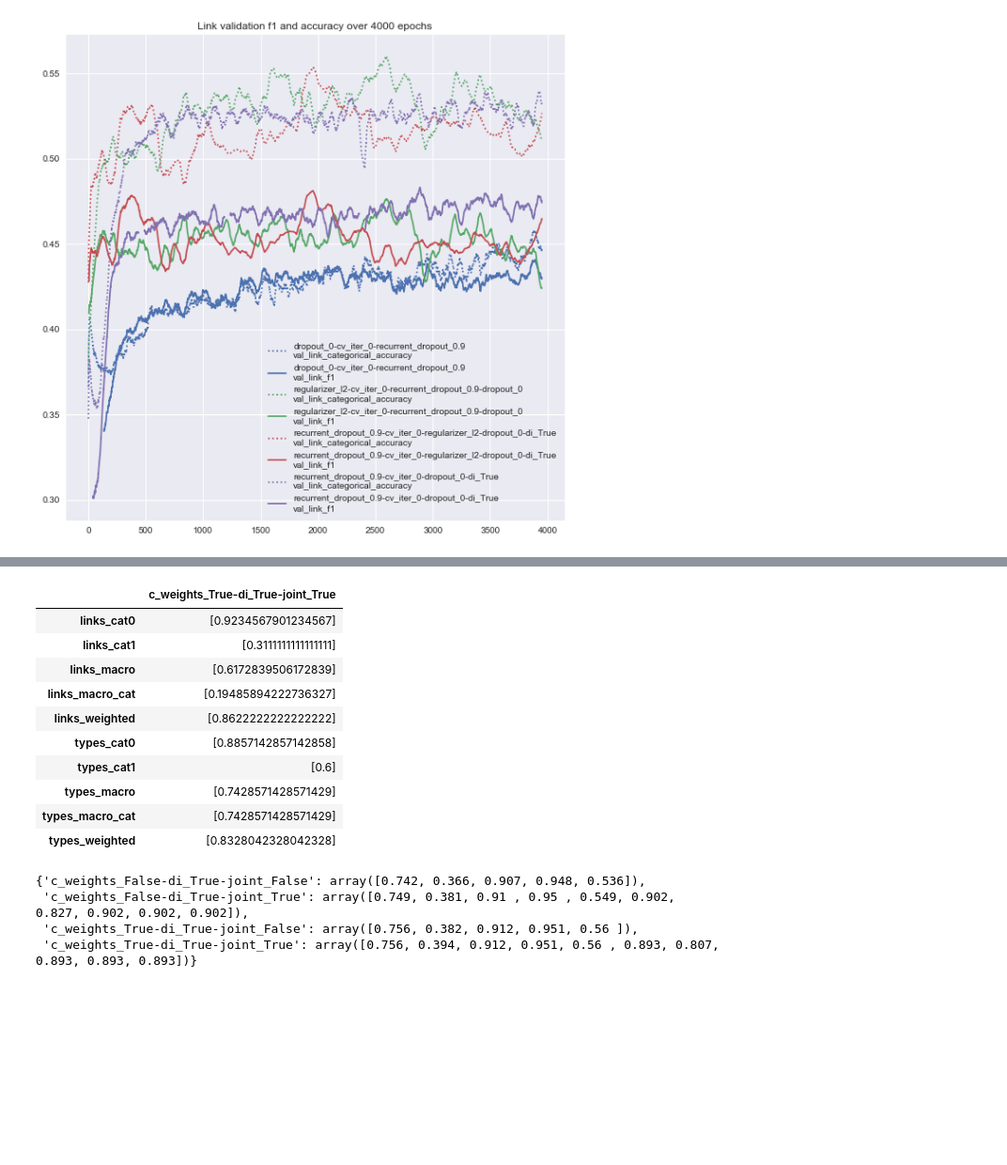
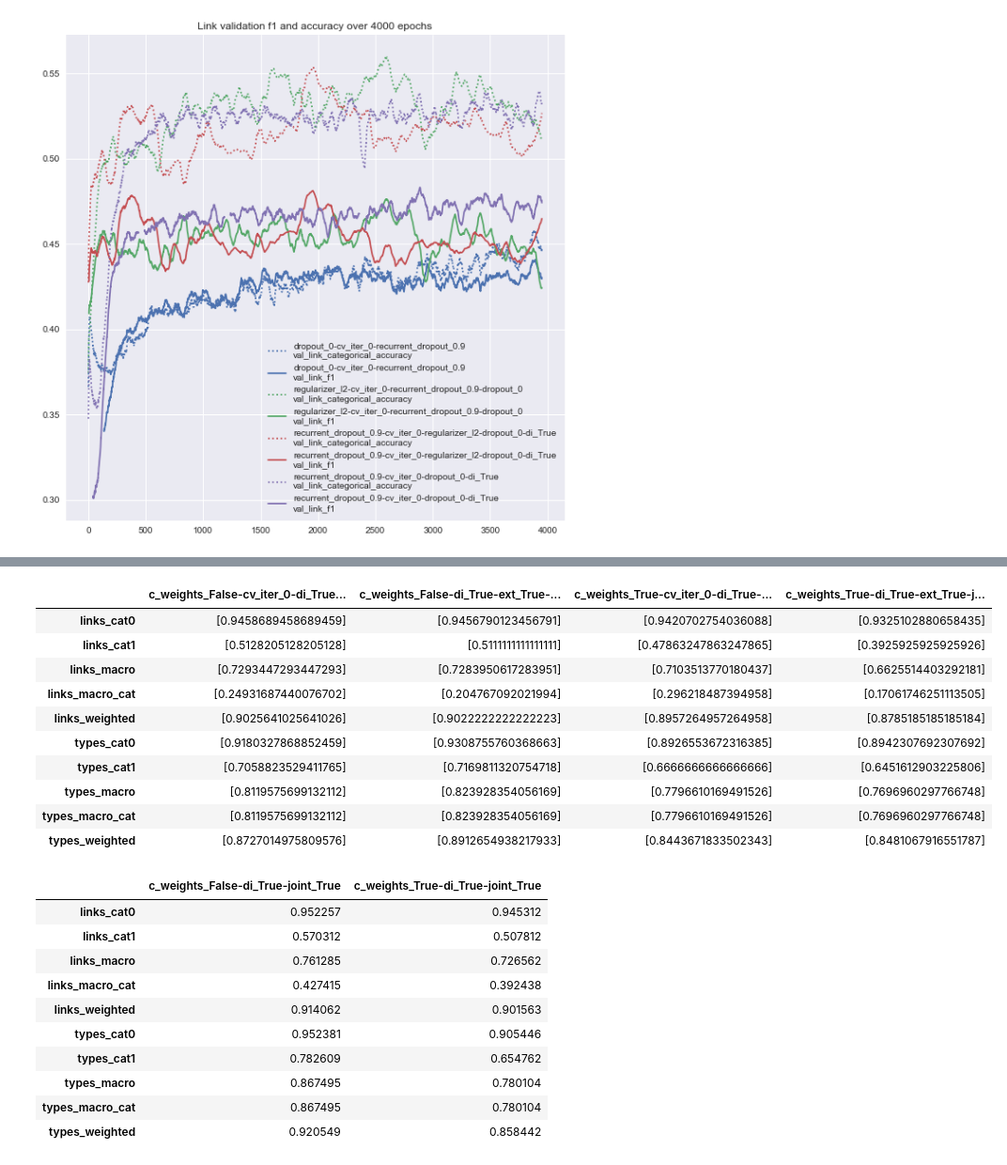
Before and after one commit to oguzserbetci/argmin2017, a Jupyter notebook: notebooks/Analyse output.ipynb, the cells around one changed output, grey strips where cells are left out. Shown at 94% size. Drawn from its saved outputs; the diff is of its cells as text; code cells hidden in the pictures; blank space fills up the shorter version.

```diff
--- a/notebooks/Analyse output.ipynb
+++ b/notebooks/Analyse output.ipynb
@@ -177,22 +180,29 @@ defaultdict(list,
 # %%
 # test_results = {param: np.mean(param_res, 0) for param, param_res in cw_joint_results['tests'].items()}
-pd.DataFrame(cw_joint_results['tests'])
+pd.DataFrame(large_results2['tests'])#.apply(lambda x: np.mean(np.stack(x), axis=-1))
 # %% [output]
-|  | c_weights_True-di_True-joint_True |
-| links_cat0 | [0.9234567901234567] |
-| links_cat1 | [0.3111111111111111] |
-| links_macro | [0.6172839506172839] |
-| links_macro_cat | [0.19485894222736327] |
-| links_weighted | [0.8622222222222222] |
-| types_cat0 | [0.8857142857142858] |
-| types_cat1 | [0.6] |
-| types_macro | [0.7428571428571429] |
-| types_macro_cat | [0.7428571428571429] |
-| types_weighted | [0.8328042328042328] |
+|  | c_weights_False-cv_iter_0-di_True... | c_weights_False-di_True-ext_True-... | c_weights_True-cv_iter_0-di_True-... | c_weights_True-di_True-ext_True-j... |
+| links_cat0 | [0.9458689458689459] | [0.9456790123456791] | [0.9420702754036088] | [0.9325102880658435] |
+| links_cat1 | [0.5128205128205128] | [0.5111111111111111] | [0.47863247863247865] | [0.3925925925925926] |
+| links_macro | [0.7293447293447293] | [0.7283950617283951] | [0.7103513770180437] | [0.6625514403292181] |
+| links_macro_cat | [0.24931687440076702] | [0.204767092021994] | [0.296218487394958] | [0.17061746251113505] |
+| links_weighted | [0.9025641025641026] | [0.9022222222222223] | [0.8957264957264958] | [0.8785185185185184] |
+| types_cat0 | [0.9180327868852459] | [0.9308755760368663] | [0.8926553672316385] | [0.8942307692307692] |
+| types_cat1 | [0.7058823529411765] | [0.7169811320754718] | [0.6666666666666666] | [0.6451612903225806] |
+| types_macro | [0.8119575699132112] | [0.823928354056169] | [0.7796610169491526] | [0.7696960297766748] |
+| types_macro_cat | [0.8119575699132112] | [0.823928354056169] | [0.7796610169491526] | [0.7696960297766748] |
+| types_weighted | [0.8727014975809576] | [0.8912654938217933] | [0.8443671833502343] | [0.8481067916551787] |
-# %%
-test_results
-# %% [output]
-{'c_weights_False-di_True-joint_False': array([0.742, 0.366, 0.907, 0.948, 0.536]),
- 'c_weights_False-di_True-joint_True': array([0.749, 0.381, 0.91 , 0.95 , 0.549, 0.902, 0.827, 0.902, 0.902, 0.902]),
- 'c_weights_True-di_True-joint_False': array([0.756, 0.382, 0.912, 0.951, 0.56 ]),
- 'c_weights_True-di_True-joint_True': array([0.756, 0.394, 0.912, 0.951, 0.56 , 0.893, 0.807, 0.893, 0.893, 0.893])}
+# %%
+pd.DataFrame(small_results['tests']).apply(lambda x: np.mean(np.stack(x), axis=-1))
+# %% [output]
+|  | c_weights_False-di_True-joint_True | c_weights_True-di_True-joint_True |
+| links_cat0 | 0.952257 | 0.945312 |
+| links_cat1 | 0.570312 | 0.507812 |
+| links_macro | 0.761285 | 0.726562 |
+| links_macro_cat | 0.427415 | 0.392438 |
+| links_weighted | 0.914062 | 0.901563 |
+| types_cat0 | 0.952381 | 0.905446 |
+| types_cat1 | 0.782609 | 0.654762 |
+| types_macro | 0.867495 | 0.780104 |
+| types_macro_cat | 0.867495 | 0.780104 |
+| types_weighted | 0.920549 | 0.858442 |
```
Also changed, not shown: parts of 20 cells of this notebook, 2 other files.
